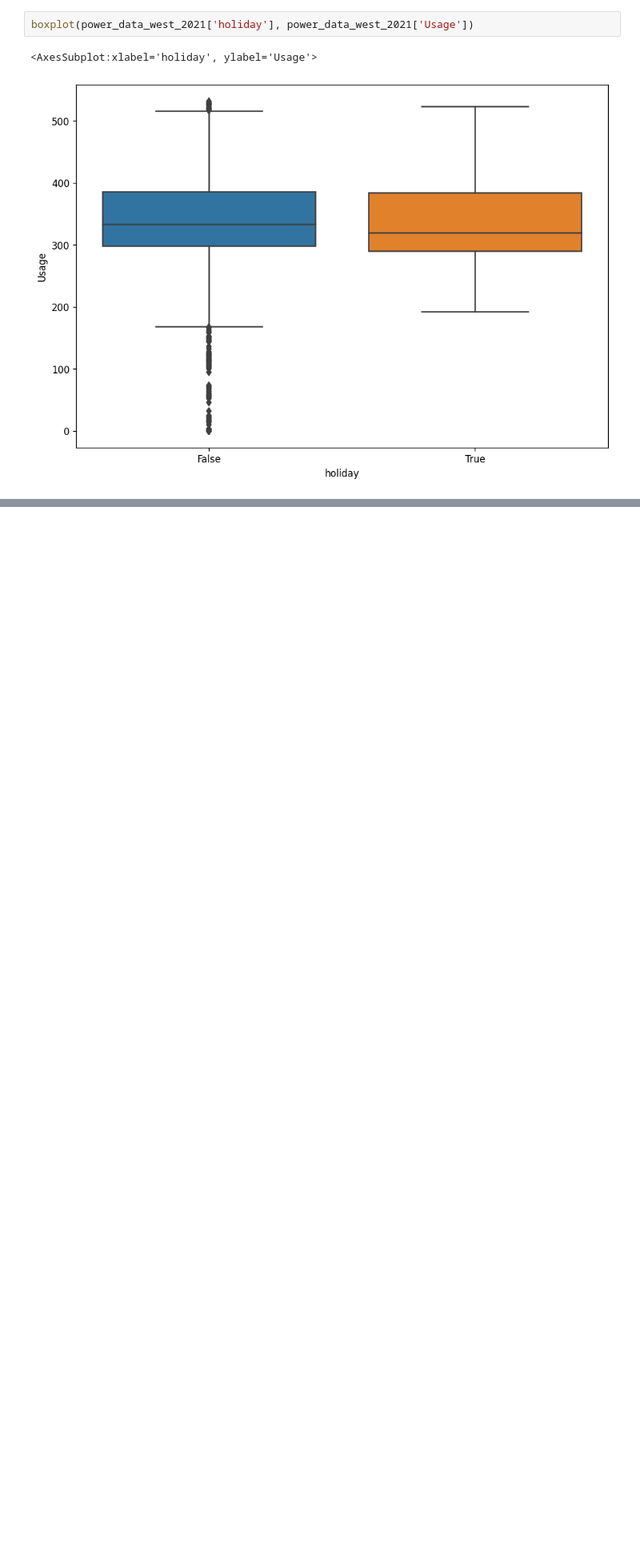
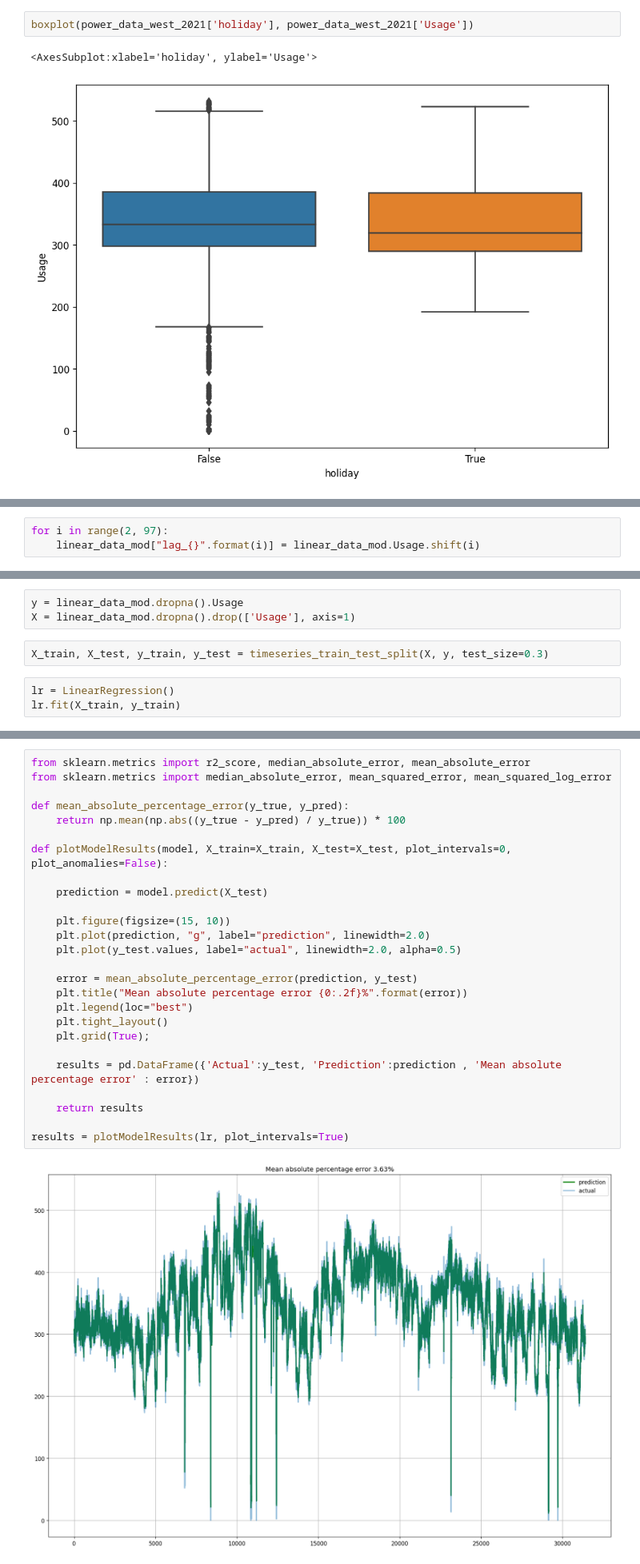
Before and after one commit to vsistla/w210-capstone-energyloadpredictor, a Jupyter notebook: eda/dkumar/PowerLoadPrediction - West EDA.ipynb, the cells around one changed output, grey strips where cells are left out. Shown at 80% size. Cells and saved outputs as stored; diff of their text form; blank space fills up the shorter version.

Commit message:
Model 1 Built

```diff
--- a/eda/dkumar/PowerLoadPrediction - West EDA.ipynb
+++ b/eda/dkumar/PowerLoadPrediction - West EDA.ipynb
@@ -454,0 +503,3 @@ boxplot(power_data_west_2021['holiday'], power_data_west_2021['Usage'])
+# %%
+for i in range(2, 97):
+    linear_data_mod["lag_{}".format(i)] = linear_data_mod.Usage.shift(i)
@@ -454,0 +539,8 @@ boxplot(power_data_west_2021['holiday'], power_data_west_2021['Usage'])
+# %%
+y = linear_data_mod.dropna().Usage
+X = linear_data_mod.dropna().drop(['Usage'], axis=1)
+# %%
+X_train, X_test, y_train, y_test = timeseries_train_test_split(X, y, test_size=0.3)
+# %%
+lr = LinearRegression()
+lr.fit(X_train, y_train)
@@ -454,0 +549,28 @@ boxplot(power_data_west_2021['holiday'], power_data_west_2021['Usage'])
+# %%
+from sklearn.metrics import r2_score, median_absolute_error, mean_absolute_error
+from sklearn.metrics import median_absolute_error, mean_squared_error, mean_squared_log_error
+
+def mean_absolute_percentage_error(y_true, y_pred):
+    return np.mean(np.abs((y_true - y_pred) / y_true)) * 100
+
+def plotModelResults(model, X_train=X_train, X_test=X_test, plot_intervals=0, plot_anomalies=False):
+
+    prediction = model.predict(X_test)
+
+    plt.figure(figsize=(15, 10))
+    plt.plot(prediction, "g", label="prediction", linewidth=2.0)
+    plt.plot(y_test.values, label="actual", linewidth=2.0, alpha=0.5)
+
+    error = mean_absolute_percentage_error(prediction, y_test)
+    plt.title("Mean absolute percentage error {0:.2f}%".format(error))
+    plt.legend(loc="best")
+    plt.tight_layout()
+    plt.grid(True);
+
+    results = pd.DataFrame({'Actual':y_test, 'Prediction':prediction , 'Mean absolute percentage error' : error})
+
+    return results
+
+results = plotModelResults(lr, plot_intervals=True)
+# %% [output]
+[figure, added]
```
Also changed, not shown: parts of 13 cells of this notebook.
